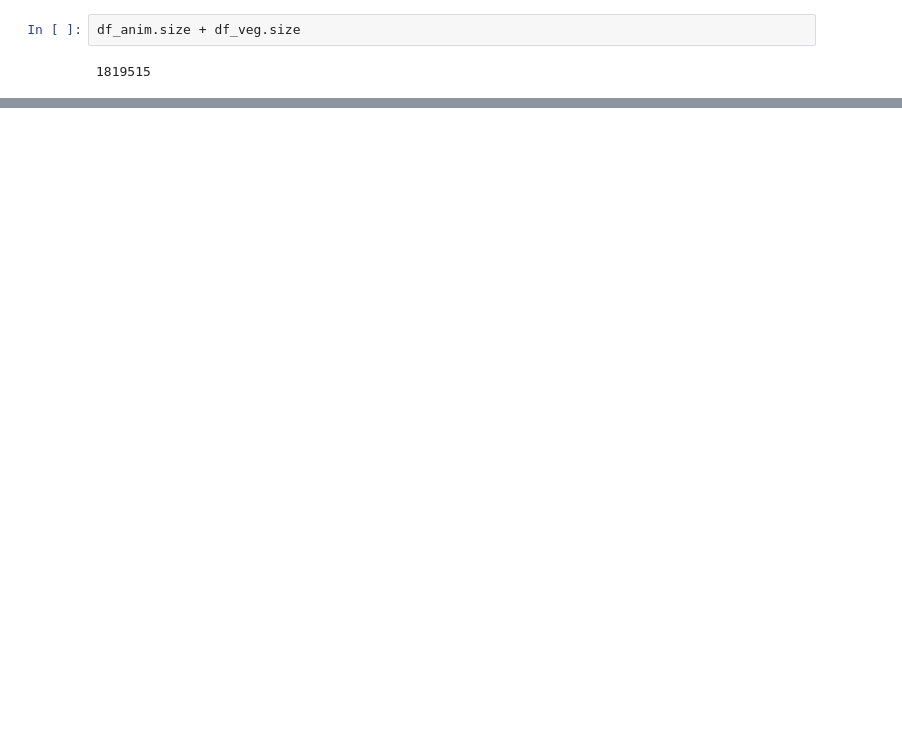
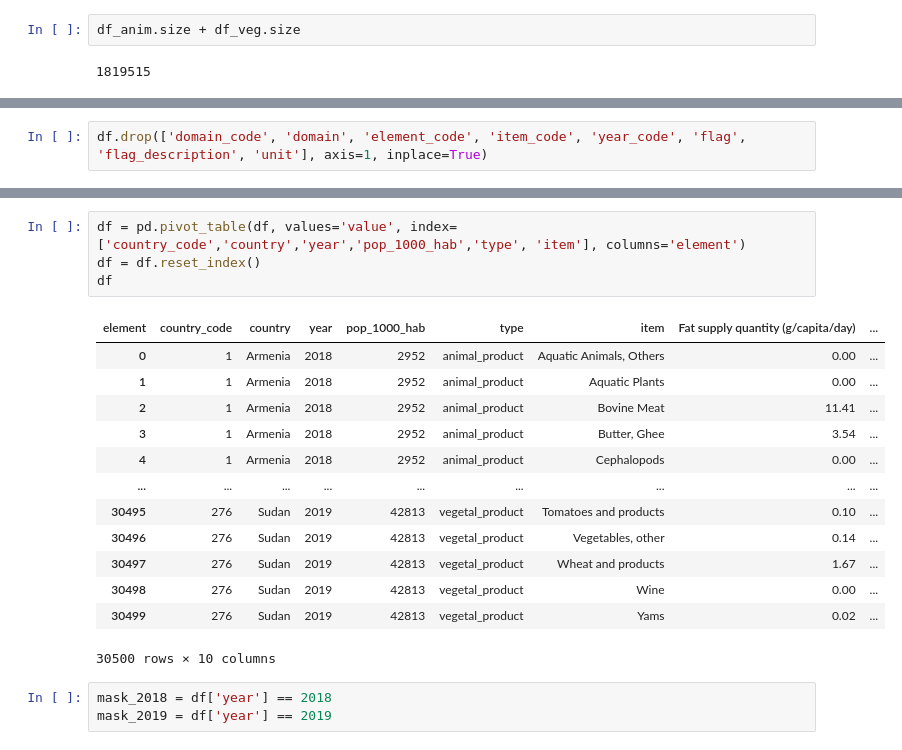
Before and after one commit to subut0n/DemographyNutritionFAO, a Jupyter notebook: faostats.ipynb, the cells around one changed output, grey strips where cells are left out. Cells and saved outputs as stored; diff of their text form; blank space fills up the shorter version.

```diff
--- a/faostats.ipynb
+++ b/faostats.ipynb
@@ -108,0 +253,2 @@ product.size
+# %%
+df.drop(['domain_code', 'domain', 'element_code', 'item_code', 'year_code', 'flag', 'flag_description', 'unit'], axis=1, inplace=True)
@@ -108,0 +264,21 @@ product.size
+# %%
+df = pd.pivot_table(df, values='value', index=['country_code','country','year','pop_1000_hab','type', 'item'], columns='element')
+df = df.reset_index()
+df
+# %% [output]
+| element | country_code | country | year | pop_1000_hab | type | item | Fat supply quantity (g/capita/day) | ... |
+| 0 | 1 | Armenia | 2018 | 2952 | animal_product | Aquatic Animals, Others | 0.00 | ... |
+| 1 | 1 | Armenia | 2018 | 2952 | animal_product | Aquatic Plants | 0.00 | ... |
+| 2 | 1 | Armenia | 2018 | 2952 | animal_product | Bovine Meat | 11.41 | ... |
+| 3 | 1 | Armenia | 2018 | 2952 | animal_product | Butter, Ghee | 3.54 | ... |
+| 4 | 1 | Armenia | 2018 | 2952 | animal_product | Cephalopods | 0.00 | ... |
+| ... | ... | ... | ... | ... | ... | ... | ... | ... |
+| 30495 | 276 | Sudan | 2019 | 42813 | vegetal_product | Tomatoes and products | 0.10 | ... |
+| 30496 | 276 | Sudan | 2019 | 42813 | vegetal_product | Vegetables, other | 0.14 | ... |
+| 30497 | 276 | Sudan | 2019 | 42813 | vegetal_product | Wheat and products | 1.67 | ... |
+| 30498 | 276 | Sudan | 2019 | 42813 | vegetal_product | Wine | 0.00 | ... |
+| 30499 | 276 | Sudan | 2019 | 42813 | vegetal_product | Yams | 0.02 | ... |
+30500 rows × 10 columns
+# %%
+mask_2018 = df['year'] == 2018
+mask_2019 = df['year'] == 2019
```
Also changed, not shown: parts of 30 cells of this notebook, 6 other files.
